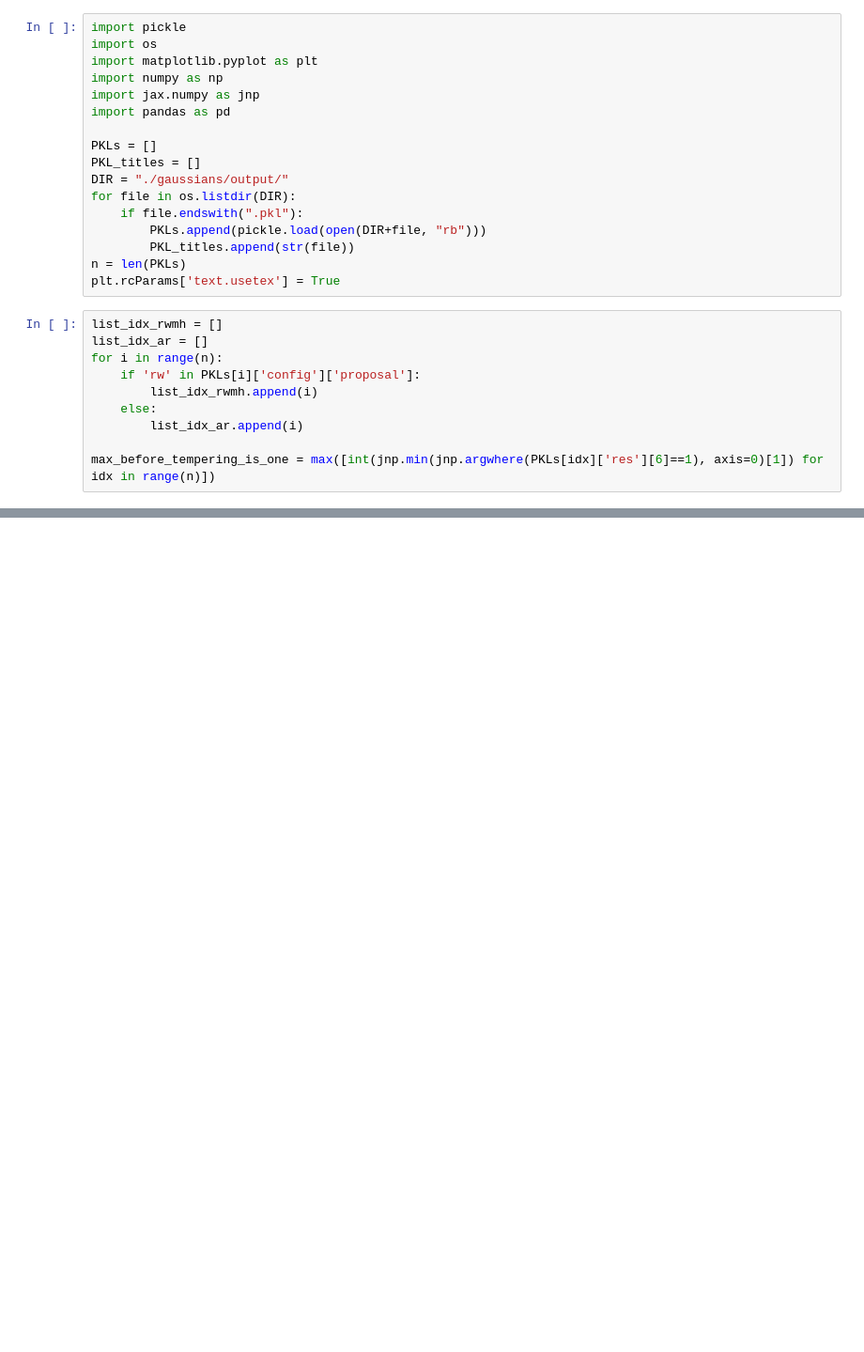
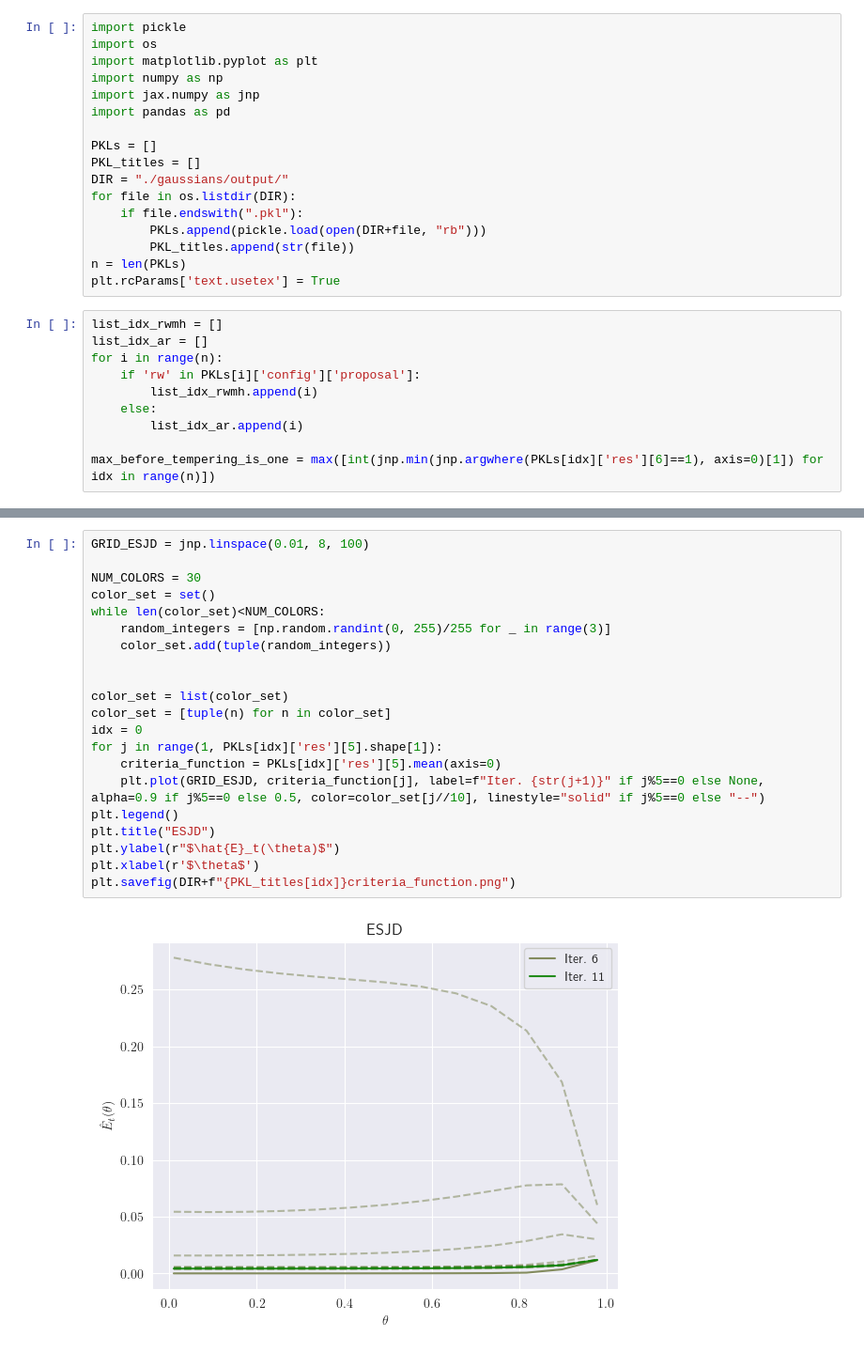
Before and after one commit to ylefay/adaptive_smc_tempering, a Jupyter notebook: adaptive_smc/experiments_bis/esjd_theta_star.ipynb, the cells around one changed output, grey strips where cells are left out. Shown at 94% size. Drawn from its saved outputs; the diff is of its cells as text; blank space fills up the shorter version.

```diff
--- a/adaptive_smc/experiments_bis/esjd_theta_star.ipynb
+++ b/adaptive_smc/experiments_bis/esjd_theta_star.ipynb
@@ -78,0 +80,23 @@ plt.savefig(DIR+f"{PKL_titles[idx]}criteria_function.png")
+# %%
+GRID_ESJD = jnp.linspace(0.01, 8, 100)
+
+NUM_COLORS = 30
+color_set = set()
+while len(color_set)<NUM_COLORS:
+    random_integers = [np.random.randint(0, 255)/255 for _ in range(3)]
+    color_set.add(tuple(random_integers))
+
+
+color_set = list(color_set)
+color_set = [tuple(n) for n in color_set]
+idx = 0
+for j in range(1, PKLs[idx]['res'][5].shape[1]):
+    criteria_function = PKLs[idx]['res'][5].mean(axis=0)
+    plt.plot(GRID_ESJD, criteria_function[j], label=f"Iter. {str(j+1)}" if j%5==0 else None, alpha=0.9 if j%5==0 else 0.5, color=color_set[j//10], linestyle="solid" if j%5==0 else "--")
+plt.legend()
+plt.title("ESJD")
+plt.ylabel(r"$\hat{E}_t(\theta)$")
+plt.xlabel(r'$\theta$')
+plt.savefig(DIR+f"{PKL_titles[idx]}criteria_function.png")
+# %% [output]
+[figure, added]
```
Also changed, not shown: parts of 3 cells of this notebook, 5 other files.
